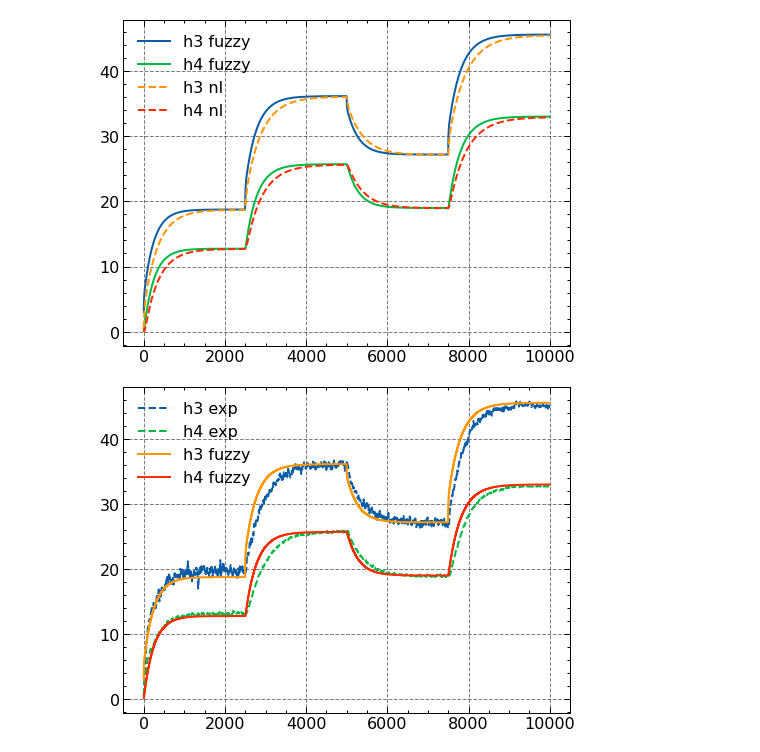
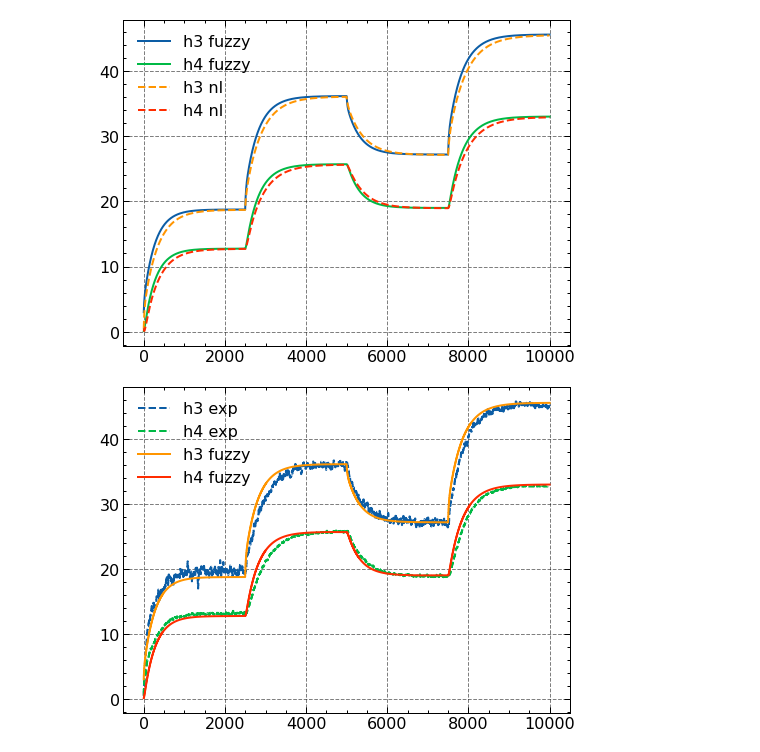
Before and after one commit to miguellrodrigues/ic_tanques, a Jupyter notebook: notebooks/discrete/sim_fuzzy_discrete.ipynb, the cells around one changed output. Drawn from its saved outputs; the diff is of its cells as text; code cells hidden in the pictures.

```diff
--- a/notebooks/discrete/sim_fuzzy_discrete.ipynb
+++ b/notebooks/discrete/sim_fuzzy_discrete.ipynb
@@ -10,7 +10,7 @@ plt.style.use([
     'notebook',
 ])
 # %%
-Ts = 4
+Ts = 2
 tf = 10000
 
 iterations = int(tf/Ts)
@@ -156,23 +156,23 @@ plt.savefig('./fuzzy.png', dpi=300)
 # plt.plot(t_exp, h1_exp)
 # plt.plot(t_exp, h2_exp)
 # %% [output]
-[figure, old version]
+[figure, new version]
 # %%
 h1_exp = np.load('./data/h1_exp.npy')[:-1]
 h2_exp = np.load('./data/h2_exp.npy')[:-1]
 t_exp = np.load('./data/exp_t.npy')[:-1]
 # %%
 plt.figure(1)
-plt.plot(t_exp, h1_exp, '--', label='h3 exp')
-plt.plot(t_exp, h2_exp, '--', label='h4 exp')
+plt.step(t_exp, h1_exp, '--', label='h3 exp')
+plt.step(t_exp, h2_exp, '--', label='h4 exp')
 
 plt.step(time, h1_t, '-', label='h3 fuzzy')
 plt.step(time, h2_t, '-', label='h4 fuzzy')
 
 plt.legend()
 plt.savefig('./fuzzy.png', dpi=300)
 
 # plt.plot(t_exp, h1_exp)
 # plt.plot(t_exp, h2_exp)
 # %% [output]
-[figure, old version]
+[figure, new version]
```
Also changed, not shown: 39 other files.
